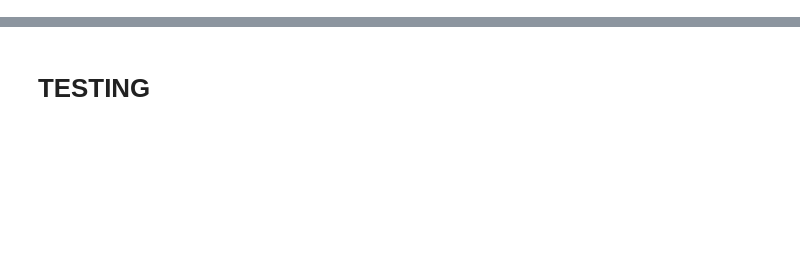
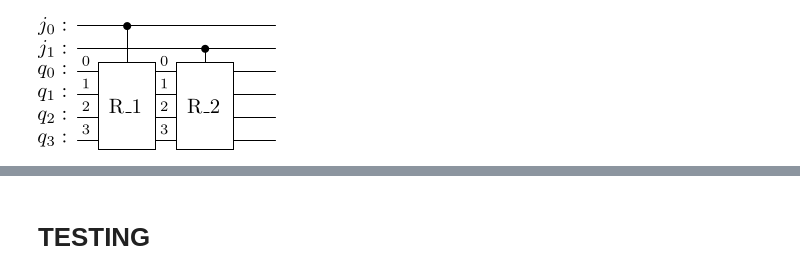
Before and after one commit to BoredDam/quantum-longest-common-substring, a Jupyter notebook: Quantum-LCS/QLCS-clean-with-tests-and-drawings.ipynb, the cells around one changed output, grey strips where cells are left out. Cells and saved outputs as stored; diff of their text form; code cells hidden in the pictures; blank space fills up the shorter version.

```diff
--- a/Quantum-LCS/QLCS-clean-with-tests-and-drawings.ipynb
+++ b/Quantum-LCS/QLCS-clean-with-tests-and-drawings.ipynb
@@ -85,25 +91,27 @@ qc.draw()
 # %%
 def quantum_parametric_rotation(n: int) -> QuantumCircuit:
     """
     builds the quantum circuit for the parametric rotation gate on `n` qubits.
     The amount of control qubits it's equal to ceil(log2(n))
     """
 
     l = int(np.ceil(np.log2(n)))
 
     jr = QuantumRegister(l, "j")
     qr = QuantumRegister(n, "q")
     qc = QuantumCircuit(jr, qr)
 
     for i in range(l):
         qc = qc.compose(quantum_rotation(n, 2**i).control(1), [jr[i], *qr])
     return qc
 
 
 qubits = 16
 
 qc = quantum_parametric_rotation(4)
-qc.draw()
+qc.draw('latex')
+# %% [output]
+[figure, added]
 # %%
 def quantum_character_rotation(n: int, char_size: int) -> QuantumCircuit:
     """
```
Also changed, not shown: parts of 14 cells of this notebook.
